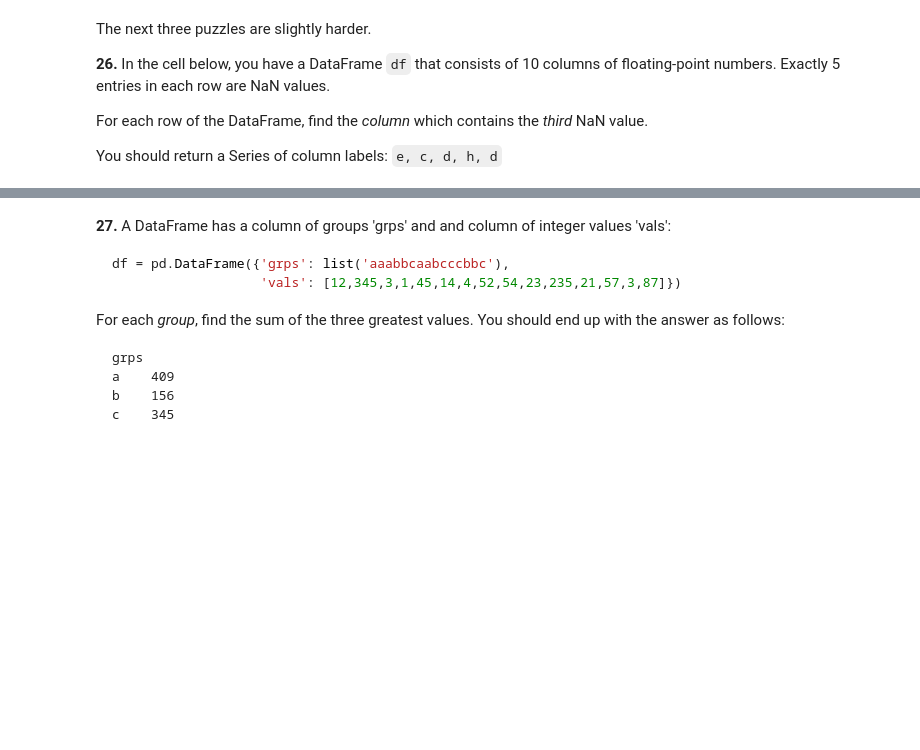
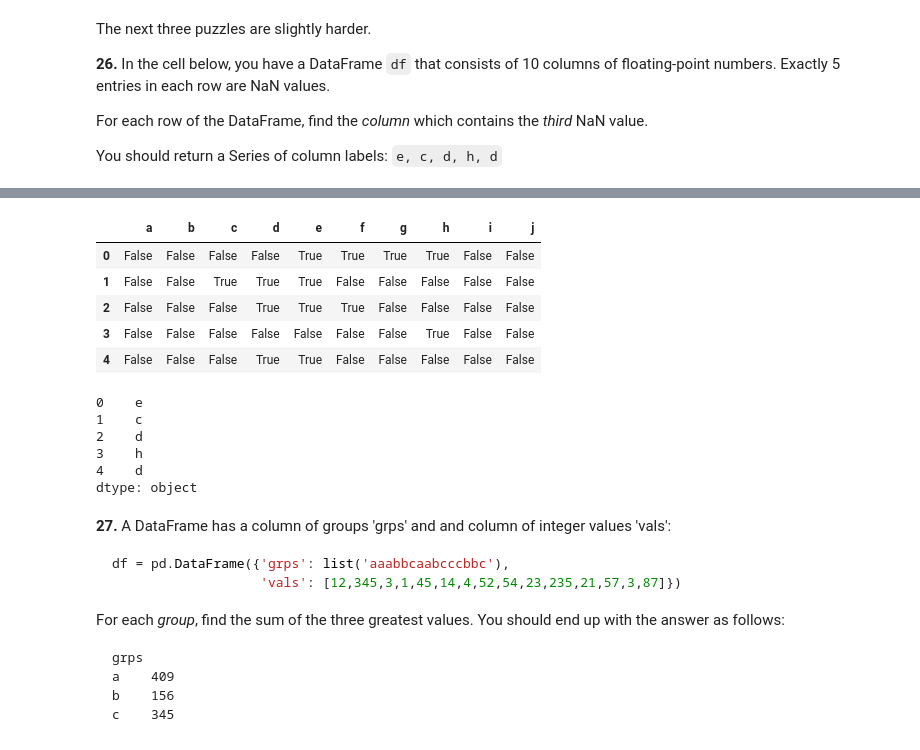
Before and after one commit to NithinBalasubramanian/100-pandas-puzzles, a Jupyter notebook: 100-pandas-puzzles.ipynb, the cells around one changed output, grey strips where cells are left out. Drawn from its saved outputs; the diff is of its cells as text; code cells hidden in the pictures; blank space fills up the shorter version.

```diff
--- a/100-pandas-puzzles.ipynb
+++ b/100-pandas-puzzles.ipynb
@@ -365,3 +412,21 @@ df = pd.DataFrame(data, columns=columns)
+# %%
+(df.isnull().cumsum(axis=1) == 3)
+# %% [output]
+|  | a | b | c | d | e | f | g | h | i | j |
+| 0 | False | False | False | False | True | True | True | True | False | False |
+| 1 | False | False | True | True | True | False | False | False | False | False |
+| 2 | False | False | False | True | True | True | False | False | False | False |
+| 3 | False | False | False | False | False | False | False | True | False | False |
+| 4 | False | False | False | True | True | False | False | False | False | False |
+# %%
+(df.isnull().cumsum(axis=1) == 3).idxmax(axis=1)
+# %% [output]
+0    e
+1    c
+2    d
+3    h
+4    d
+dtype: object
 # %% [markdown]
 **27.** A DataFrame has a column of groups 'grps' and and column of integer values 'vals':
 
```
Also changed, not shown: parts of 11 cells of this notebook.
